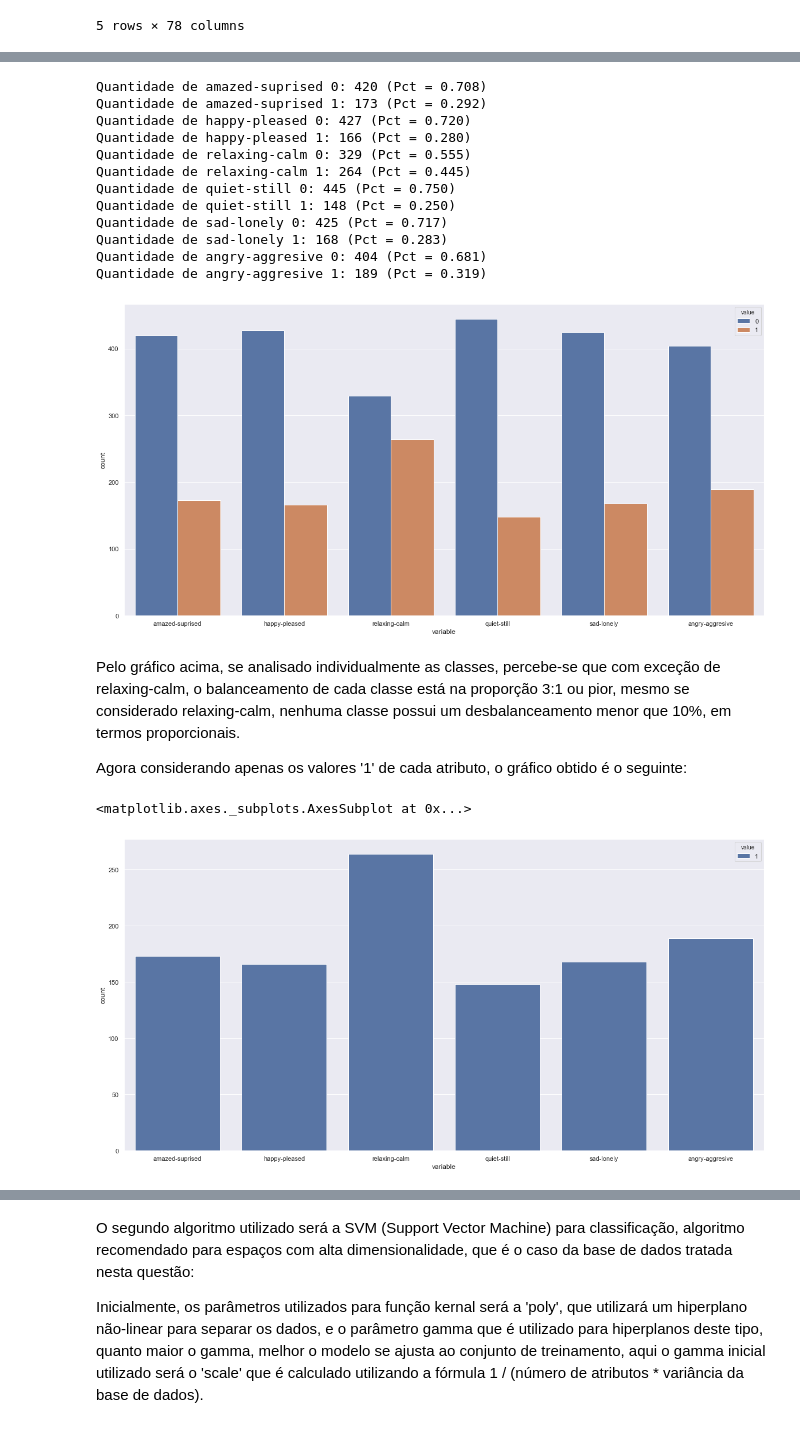
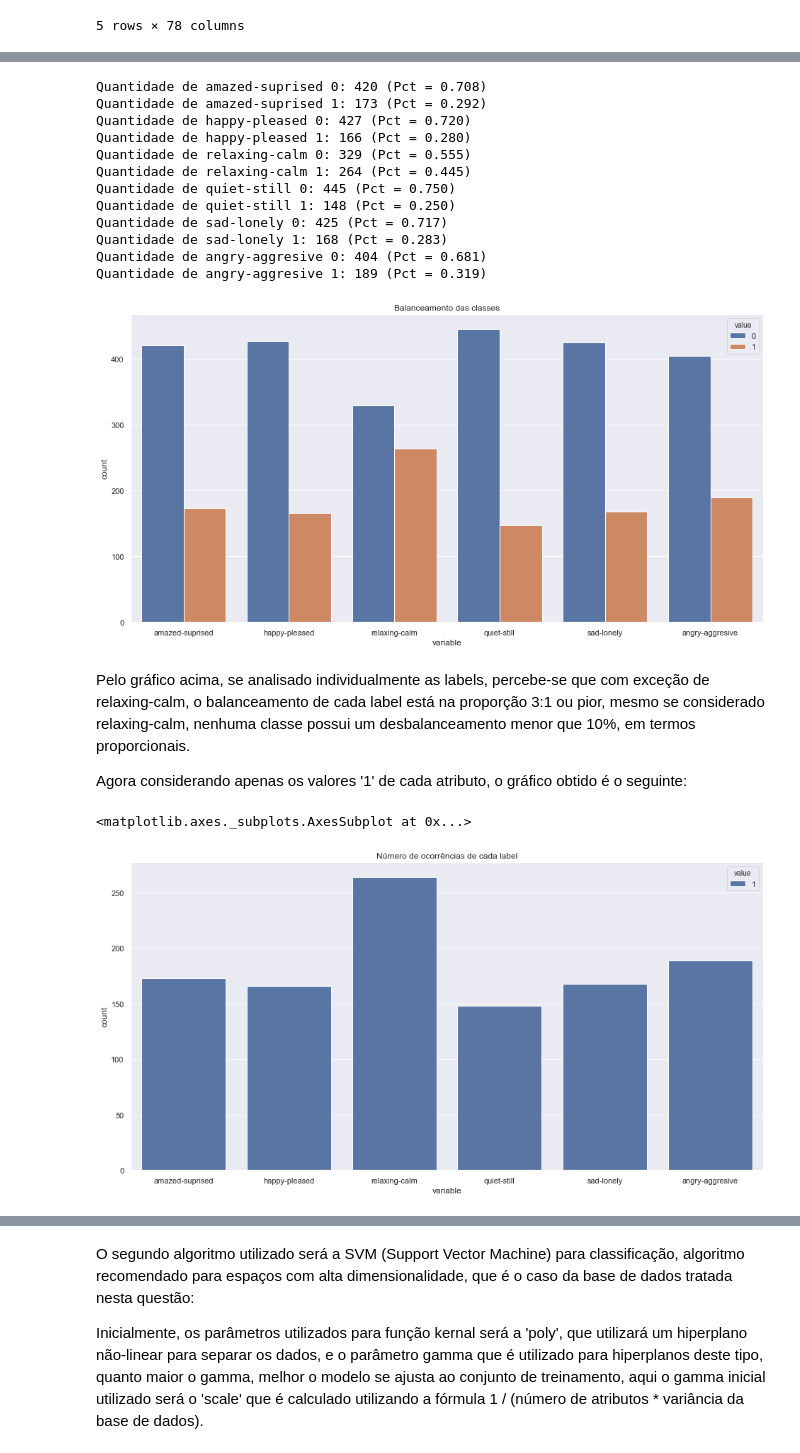
Before and after one commit to DefinitelyNotACactus/AI, a Jupyter notebook: Classification/Q1 - Classification.ipynb, the cells around one changed output, grey strips where cells are left out. Cells and saved outputs as stored; diff of their text form; code cells hidden in the pictures.

```diff
--- a/Classification/Q1 - Classification.ipynb
+++ b/Classification/Q1 - Classification.ipynb
@@ -27,6 +32,7 @@ from sklearn import model_selection
 from sklearn import metrics
 # %%
 #emotions.arff contem todas as instancias de test e train
+sns.set(rc = {'figure.figsize':(16, 8)})
 data = arff.loadarff('multilabel-classification-emotions/emotions.arff')
 df = pd.DataFrame(data[0])
 
@@ -45,0 +57,6 @@ Ainda, há uma alta dimensionalidade na base de dados, sendo 72 atributos de ent
+# %%
+print("Duplicatas: %d" % (len(df[df.duplicated()])))
+df.drop_duplicates(keep = 'first', inplace = True) #remover duplicatas, mantendo porem a primeira ocorrencia
+
+df.reset_index(inplace = True) # por algum motivo eliminar linhas resulta em um index mucho louco
+df.drop(columns = ['index'], inplace = True)
@@ -257,34 +297,35 @@ Existem 184 linhas com outlier em pelo menos uma coluna (ou 31% da base dados co
 # %%
 melt = pd.melt(df[labels])
-sns.set(rc = {'figure.figsize':(20, 10)})
+plt.title("Balanceamento das classes")
 sns.countplot(data = melt.loc[melt['value'] >= 0], x = 'variable', hue = 'value')
 for label in labels:
     count = df[label].value_counts()
     print("Quantidade de %s 0: %d (Pct = %.3f)" %(label, count[0], count[0] / len(df)))
     print("Quantidade de %s 1: %d (Pct = %.3f)" %(label, count[1], count[1] / len(df)))
 # %% [output]
 Quantidade de amazed-suprised 0: 420 (Pct = 0.708)
 Quantidade de amazed-suprised 1: 173 (Pct = 0.292)
 Quantidade de happy-pleased 0: 427 (Pct = 0.720)
 Quantidade de happy-pleased 1: 166 (Pct = 0.280)
 Quantidade de relaxing-calm 0: 329 (Pct = 0.555)
 Quantidade de relaxing-calm 1: 264 (Pct = 0.445)
 Quantidade de quiet-still 0: 445 (Pct = 0.750)
 Quantidade de quiet-still 1: 148 (Pct = 0.250)
 Quantidade de sad-lonely 0: 425 (Pct = 0.717)
 Quantidade de sad-lonely 1: 168 (Pct = 0.283)
 Quantidade de angry-aggresive 0: 404 (Pct = 0.681)
 Quantidade de angry-aggresive 1: 189 (Pct = 0.319)
-[figure, old version]
+[figure, new version]
 # %% [markdown]
-Pelo gráfico acima, se analisado individualmente as classes, percebe-se que com exceção de relaxing-calm, o balanceamento de cada classe está na proporção 3:1 ou pior, mesmo se considerado relaxing-calm, nenhuma classe possui um desbalanceamento menor que 10%, em termos proporcionais.
+Pelo gráfico acima, se analisado individualmente as labels, percebe-se que com exceção de relaxing-calm, o balanceamento de cada label está na proporção 3:1 ou pior, mesmo se considerado relaxing-calm, nenhuma classe possui um desbalanceamento menor que 10%, em termos proporcionais.
 
 Agora considerando apenas os valores '1' de cada atributo, o gráfico obtido é o seguinte:
 # %%
+plt.title("Número de ocorrências de cada label")
 sns.countplot(data = melt.loc[melt['value'] == 1], x = 'variable', hue = 'value')
 # %% [output]
 <matplotlib.axes._subplots.AxesSubplot at 0x...>
-[figure, old version]
+[figure, new version]
 # %% [markdown]
 Desta maneira, o que se observa é que a classe relaxing-calm se encontra desbalanceada em relação as outras classes (em termos proporcionais ocorre pelo menos 10% mais do que qualquer outra classe), enquanto que as outras classes estão razoavelmente balanceadas entre si, ocorrendo em 25% a 31.9% dos objetos.
 
```
Also changed, not shown: parts of 37 cells of this notebook.
